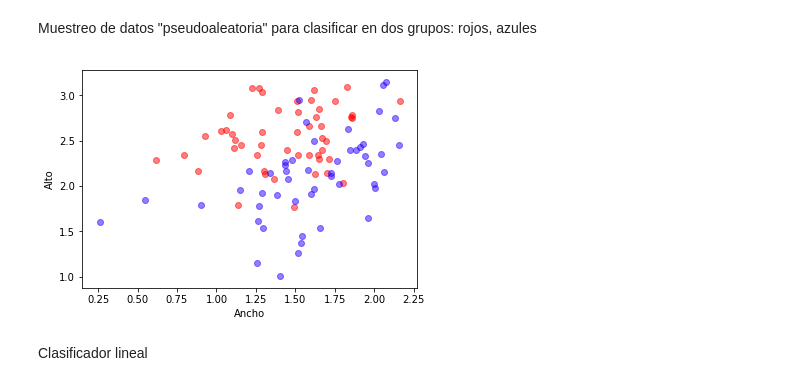
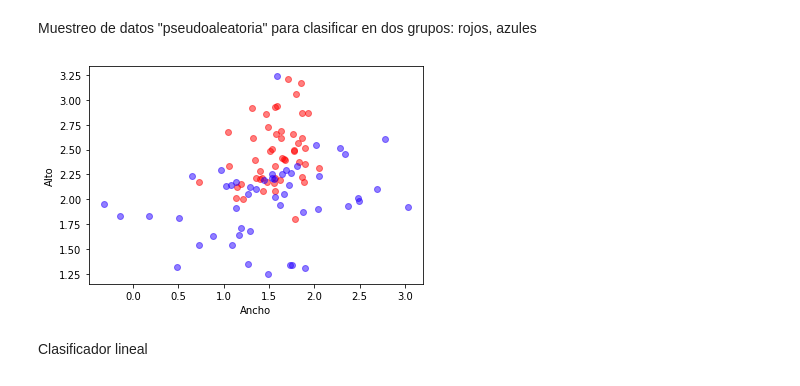
Before and after one commit to darioblandon/Curso1, a Jupyter notebook: S5/s05.ipynb, the cells around one changed output. Drawn from its saved outputs; the diff is of its cells as text; code cells hidden in the pictures.

```diff
--- a/S5/s05.ipynb
+++ b/S5/s05.ipynb
@@ -497,14 +497,14 @@ from sklearn.model_selection import train_test_split
 Muestreo de datos "pseudoaleatoria" para clasificar en dos grupos: rojos, azules
 # %%
 mc = mlutils.Example_Bayes2DClassifier(mean0=[1.5, 2.5], cov0=[[0.1, 0.], [0., 0.1]],
-                                        mean1=[1.5, 2.], cov1=[[0.2,0.1],[0.1,.2]])
+                                        mean1=[1.5, 2.], cov1=[[0.5,0.1],[0.1,.2]])
 X,y = mc.sample(100)
 mlutils.plot_2Ddata(X, y)
 plt.xlabel('Ancho')
 plt.ylabel('Alto')
 plt.show()
 # %% [output]
-[figure, old version]
+[figure, new version]
 # %% [markdown]
 Clasificador lineal
 # %%
```
Also changed, not shown: parts of 1 cell of this notebook.
